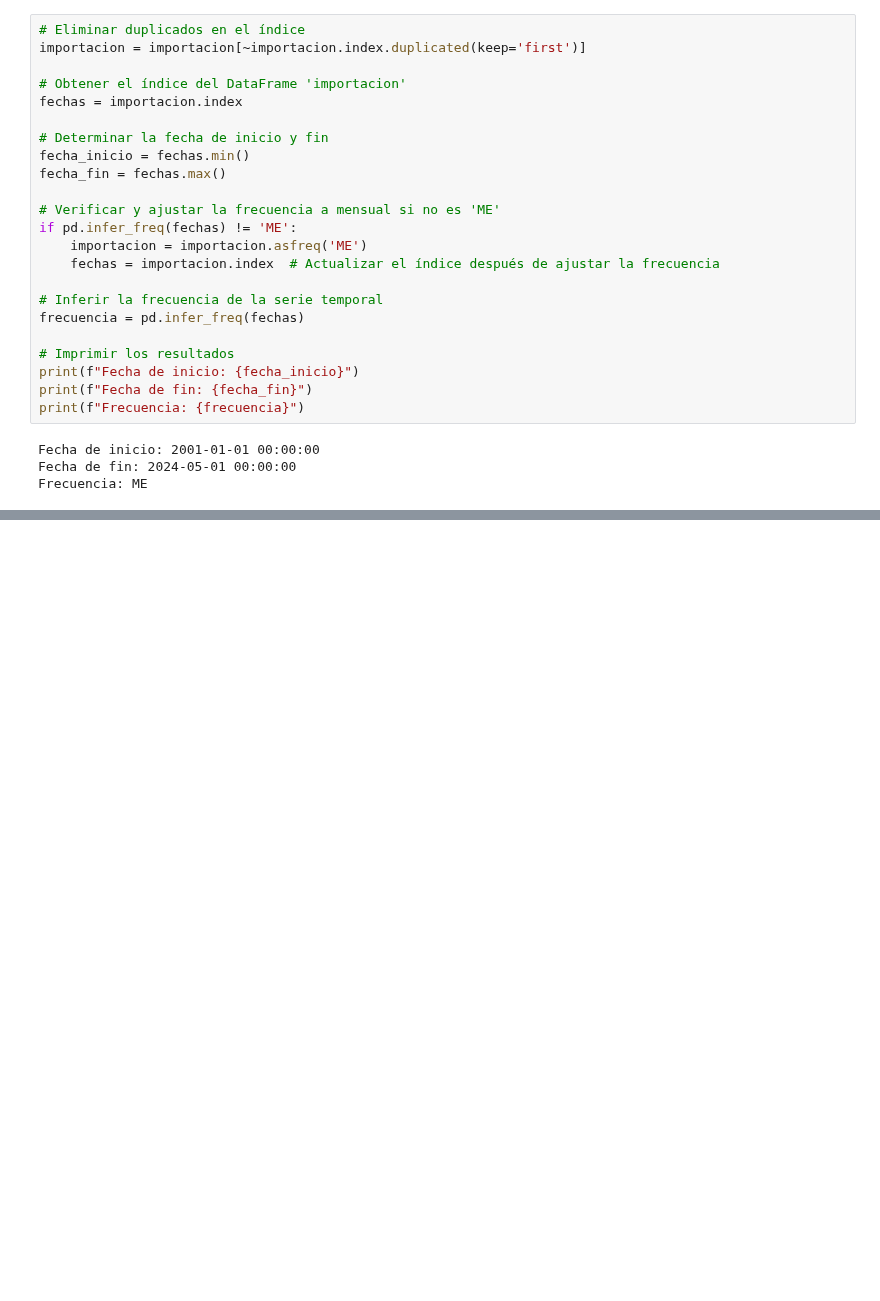
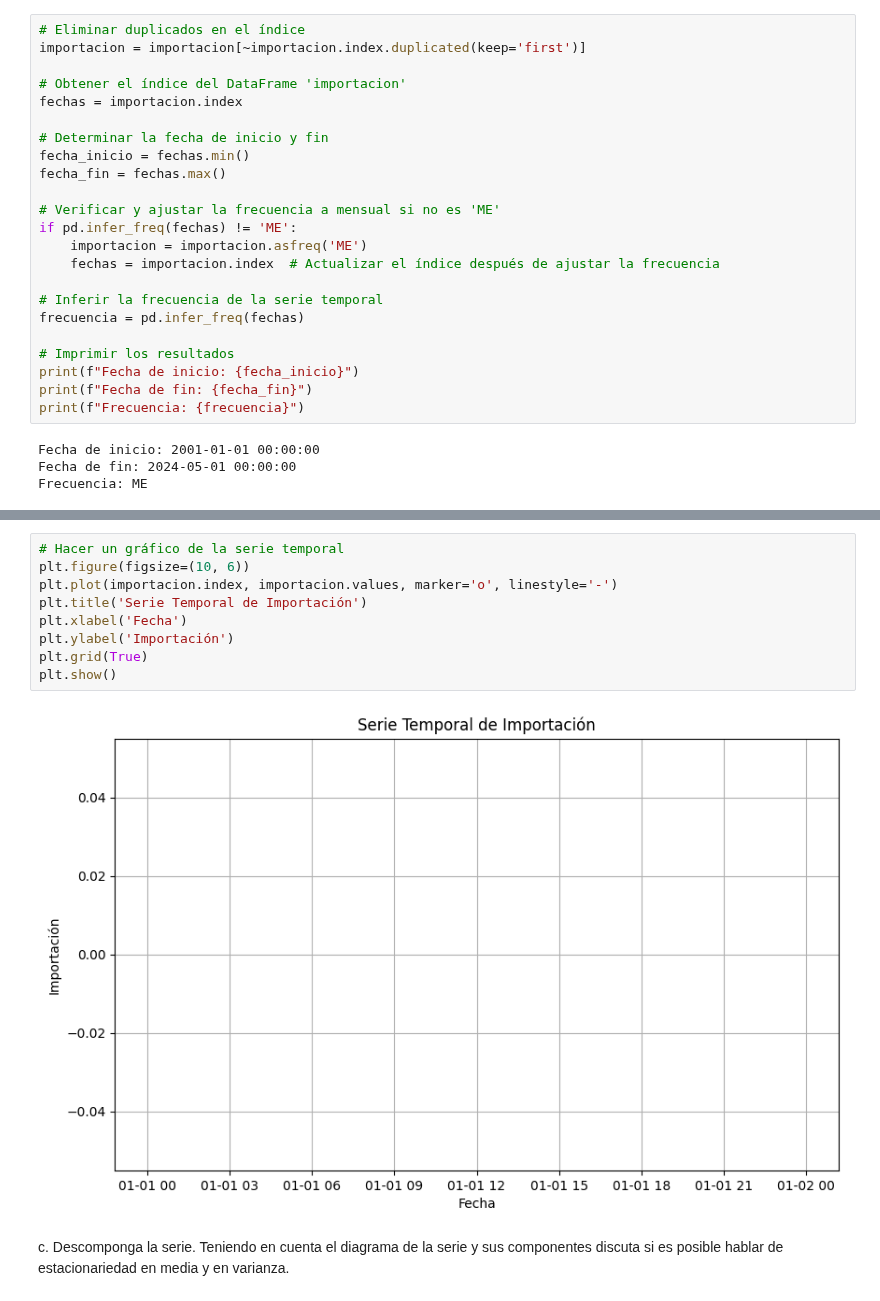
Before and after one commit to JDgomez2002/data-science-labs, a Jupyter notebook: lab02/lab2.ipynb, the cells around one changed output, grey strips where cells are left out. Saved outputs shown, nothing was run; the diff lists cells and outputs as text; blank space fills up the shorter version.

```diff
--- a/lab02/lab2.ipynb
+++ b/lab02/lab2.ipynb
@@ -468,0 +486,13 @@ Frecuencia: ME
+# %%
+# Hacer un gráfico de la serie temporal
+plt.figure(figsize=(10, 6))
+plt.plot(importacion.index, importacion.values, marker='o', linestyle='-')
+plt.title('Serie Temporal de Importación')
+plt.xlabel('Fecha')
+plt.ylabel('Importación')
+plt.grid(True)
+plt.show()
+# %% [output]
+[figure, added]
+# %% [markdown]
+c. Descomponga la serie. Teniendo en cuenta el diagrama de la serie y sus componentes discuta si es posible hablar de estacionariedad en media y en varianza.
```
Also changed, not shown: parts of 5 cells of this notebook, 2 other files.
